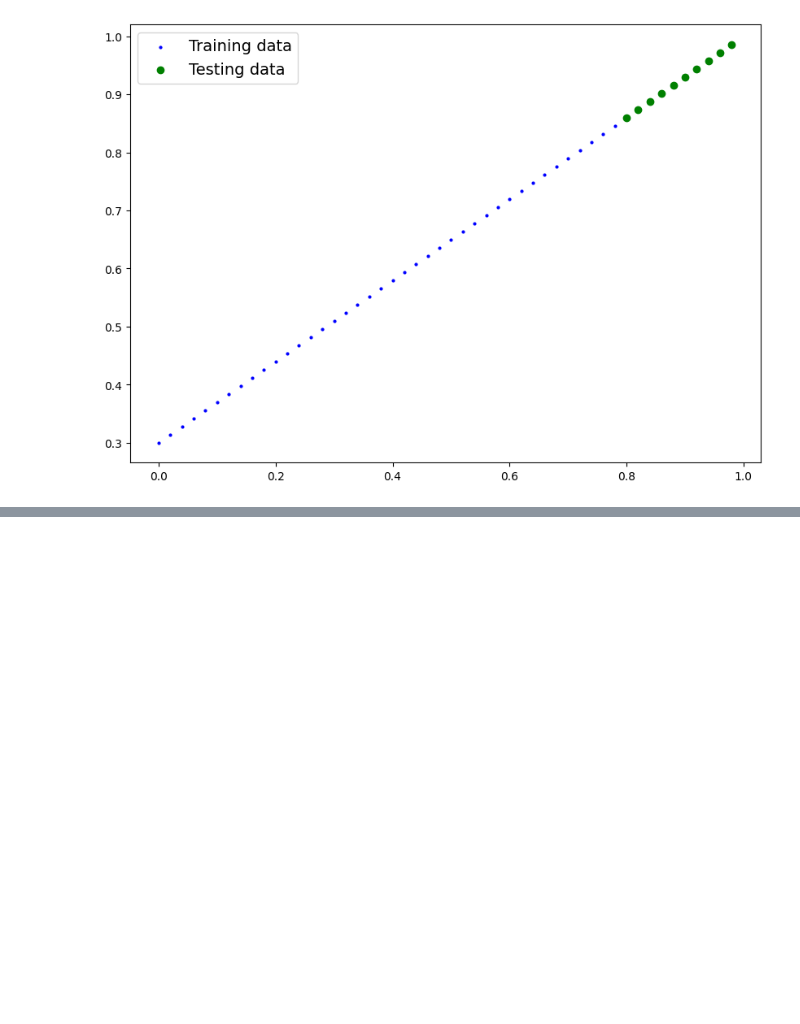
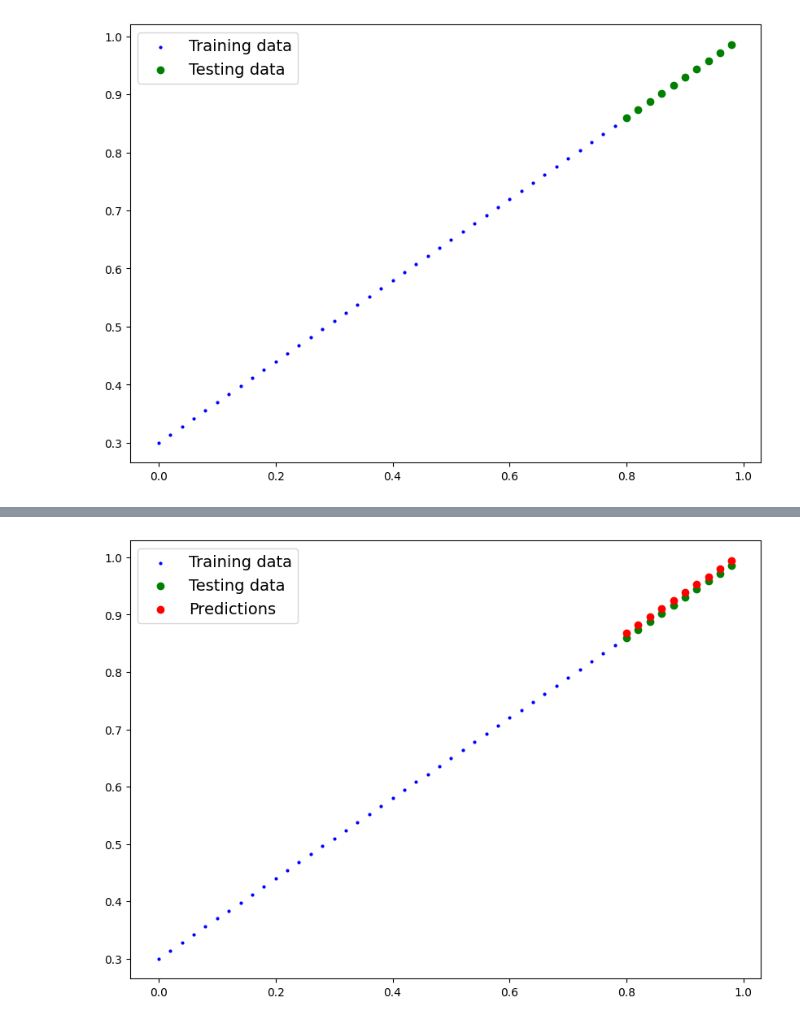
Before and after one commit to mohsenSarvariHero/DeepLearning, a Jupyter notebook: Untitled28.ipynb, the cells around one changed output, grey strips where cells are left out. Saved outputs shown, nothing was run; the diff lists cells and outputs as text; code cells hidden in the pictures; blank space fills up the shorter version.

```diff
--- a/Untitled28.ipynb
+++ b/Untitled28.ipynb
@@ -434,0 +378,3 @@ for epoch in range(epochs):
+# %%
+loaded_model = LinearRegressionModelV1()
+loaded_model.load_state_dict(torch.load(MODEL_SAVE_PATH))
@@ -434,0 +389,4 @@ for epoch in range(epochs):
+# %%
+with torch.inference_mode():
+  y_preds = loaded_model(X_test)
+y_preds
@@ -434,0 +404,4 @@ for epoch in range(epochs):
+# %%
+plot_predictions(predictions=y_preds)
+# %% [output]
+[figure, added]
```
Also changed, not shown: parts of 18 cells of this notebook.
